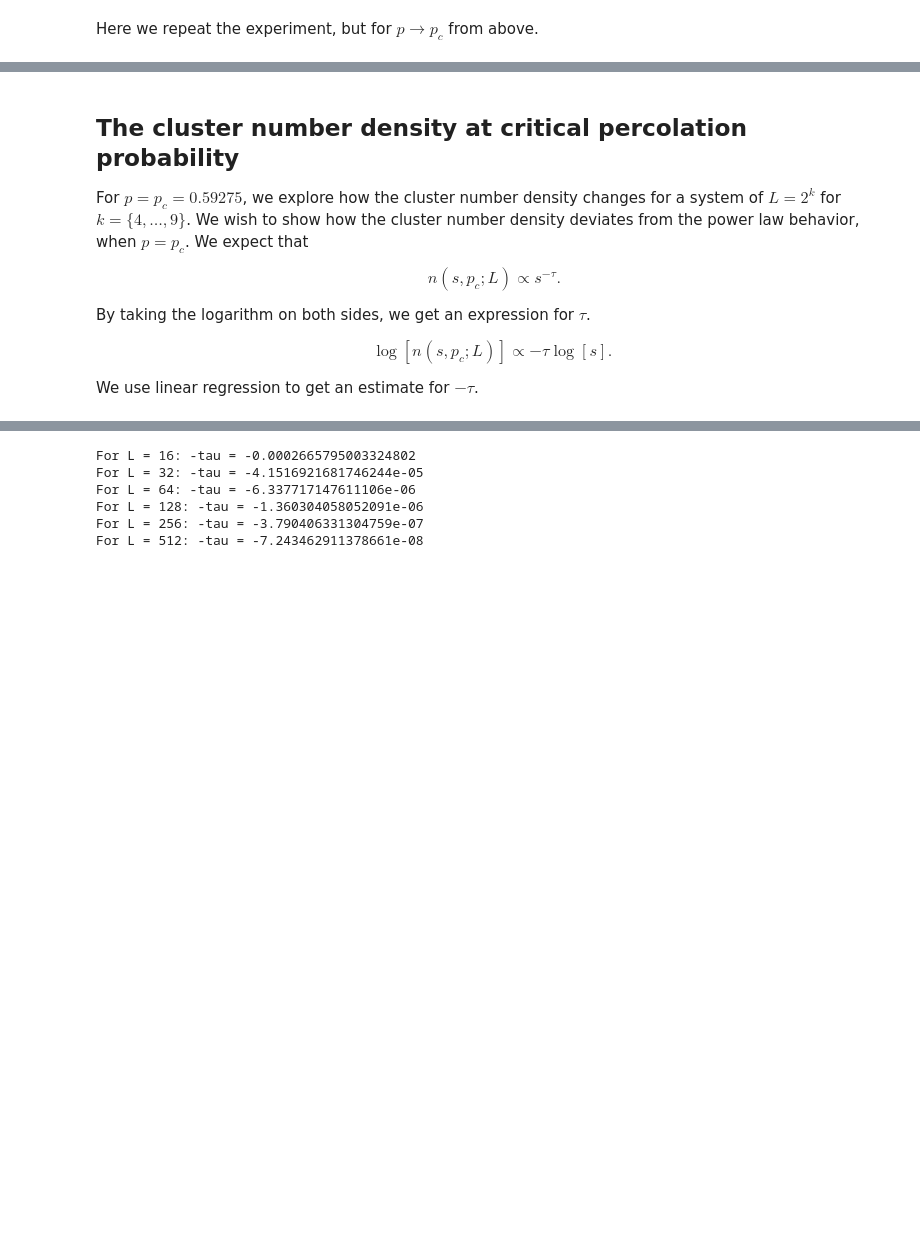
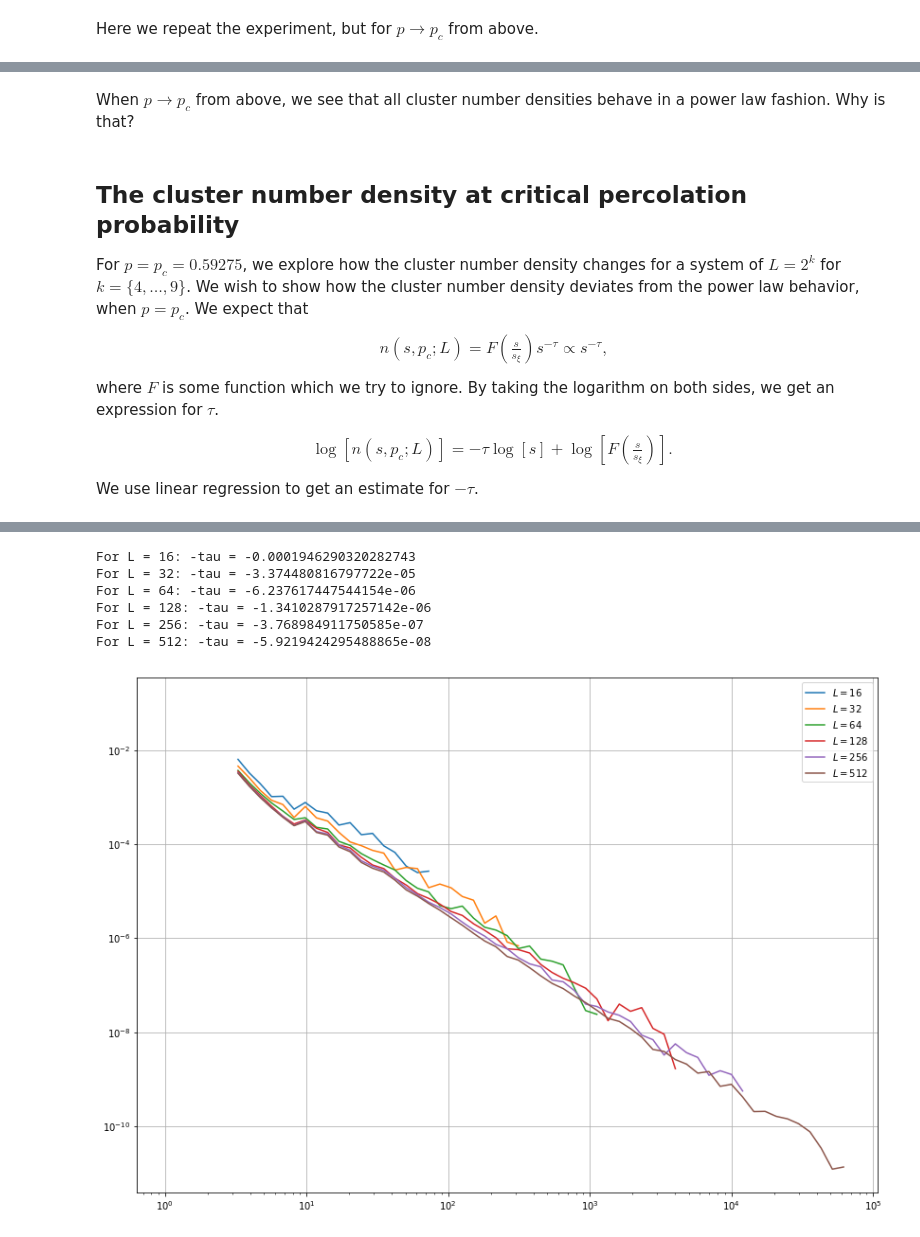
Before and after one commit to Schoyen/FYS4460, a Jupyter notebook: project-3/cluster-number-density.ipynb, the cells around one changed output, grey strips where cells are left out. Saved outputs shown, nothing was run; the diff lists cells and outputs as text; code cells hidden in the pictures; blank space fills up the shorter version.

```diff
--- a/project-3/cluster-number-density.ipynb
+++ b/project-3/cluster-number-density.ipynb
@@ -107,13 +111,20 @@ plt.show()
+# %% [markdown]
+When $p \to p_c$ from above, we see that all cluster number densities behave in a power law fashion. Why is that?
 # %% [markdown]
 ## The cluster number density at critical percolation probability
 
-For $p = p_c = 0.59275$, we explore how the cluster number density changes for a system of $L = 2^k$ for $k = \{4, \dots, 9\}$. We wish to show how the cluster number density deviates from the power law behavior, when $p = p_c$. We expect that
+For $p = p_c = 0.59275$, we explore how the cluster number density changes for a system of $L = 2^k$ for $k = \{4, \dots, 9\}$.
+We wish to show how the cluster number density deviates from the power law behavior, when $p = p_c$. We expect that
 \begin{align}
-    n(s, p_c; L) \propto s^{-\tau}.
+    n(s, p_c; L) = F\left(\frac{s}{s_{\xi}}\right) s^{-\tau} \propto s^{-\tau},
 \end{align}
+where $F$ is some function which we try to ignore.
 By taking the logarithm on both sides, we get an expression for $\tau$.
 \begin{gather}
-    \log\left[n(s, p_c; L)\right] \propto -\tau \log\left[ s \right].
+    \log\left[n(s, p_c; L)\right]
+    =
+    -\tau \log\left[ s \right]
+    + \log\left[ F\left(\frac{s}{s_{\xi}}\right) \right].
 \end{gather}
 We use linear regression to get an estimate for $-\tau$.
 # %%
@@ -122,7 +132,10 @@ p_c = 0.59275
 # %%
+fig = plt.figure(figsize=(14, 10))
+
 for L in tqdm.tqdm_notebook(L_arr):
     sl, nsl = compute_cluster_number_density(L, 100, p=p_c)
 
+    plt.loglog(sl, nsl, label=rf"$L = {L}$")
     clf = sklearn.linear_model.LinearRegression(
         fit_intercept=True
     ).fit(sl[:, None], nsl[:, None])
@@ -130,4 +143,8 @@ for L in tqdm.tqdm_notebook(L_arr):
     tau = clf.coef_[0, 0]
 
     print(f"For L = {L}: -tau = {tau}")
+
+plt.legend()
+plt.grid()
+plt.show()
 # %% [output]
@@ -135,6 +151,7 @@ for L in tqdm.tqdm_notebook(L_arr):
-For L = 16: -tau = -0.0002665795003324802
-For L = 32: -tau = -4.1516921681746244e-05
-For L = 64: -tau = -6.337717147611106e-06
-For L = 128: -tau = -1.360304058052091e-06
-For L = 256: -tau = -3.790406331304759e-07
-For L = 512: -tau = -7.243462911378661e-08
+For L = 16: -tau = -0.0001946290320282743
+For L = 32: -tau = -3.374480816797722e-05
+For L = 64: -tau = -6.237617447544154e-06
+For L = 128: -tau = -1.3410287917257142e-06
+For L = 256: -tau = -3.768984911750585e-07
+For L = 512: -tau = -5.9219424295488865e-08
+[figure, added]
```
Also changed, not shown: parts of 5 cells of this notebook.
